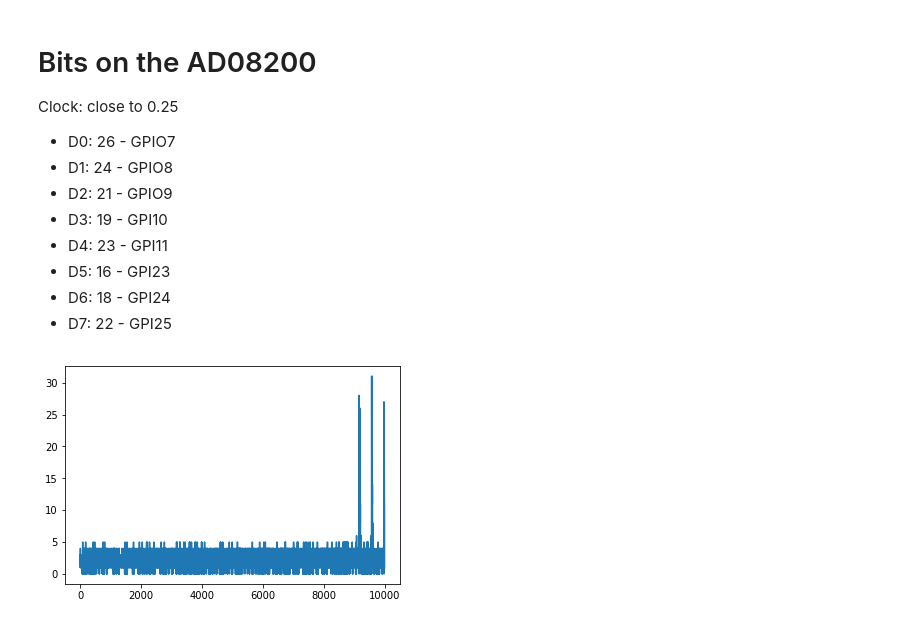
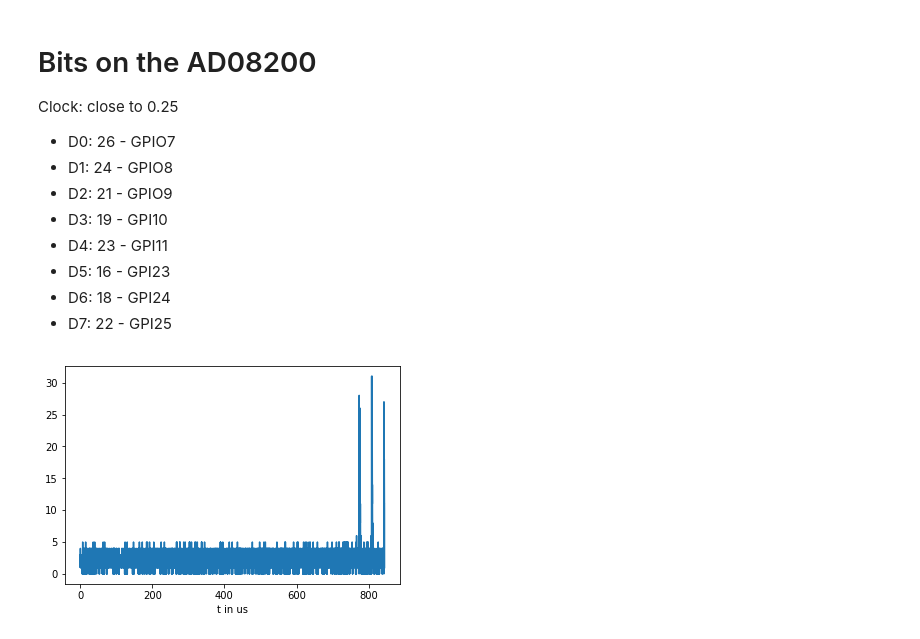
Before and after one commit to kelu124/echomods, a Jupyter notebook: include/community/Felix/20180103a/20180103-Felix.ipynb, the cells around one changed output. Drawn from its saved outputs; the diff is of its cells as text; code cells hidden in the pictures.

```diff
--- a/include/community/Felix/20180103a/20180103-Felix.ipynb
+++ b/include/community/Felix/20180103a/20180103-Felix.ipynb
@@ -22,5 +22,7 @@ Bytes = np.fromfile("felix.data", dtype = '<i4')
 n = len(Bytes)
 print n
 Map = GetSeries(Bytes)
+Duration = Bytes[n-1]
+Fech = n*1.0/(Duration*1e-9)/1e6
 # %% [output]
 10001
@@ -88,9 +85,13 @@ def GetV2(Volts):
 
 
     return Signal,Map
-# %%
-M = GetV2(Bytes)[0]
-plt.plot(M)
-plt.show()
-# %% [output]
-[figure, removed]
+# %%
+t = range(n)
+for k in range(n):
+    t[k] = 1.0*t[k]/Fech
+M = GetV2(Bytes)[0]
+plt.plot(t,M[0:n])
+plt.xlabel('t in us')
+plt.show()
+# %% [output]
+[figure, added]
```
Also changed, not shown: parts of 6 cells of this notebook.
